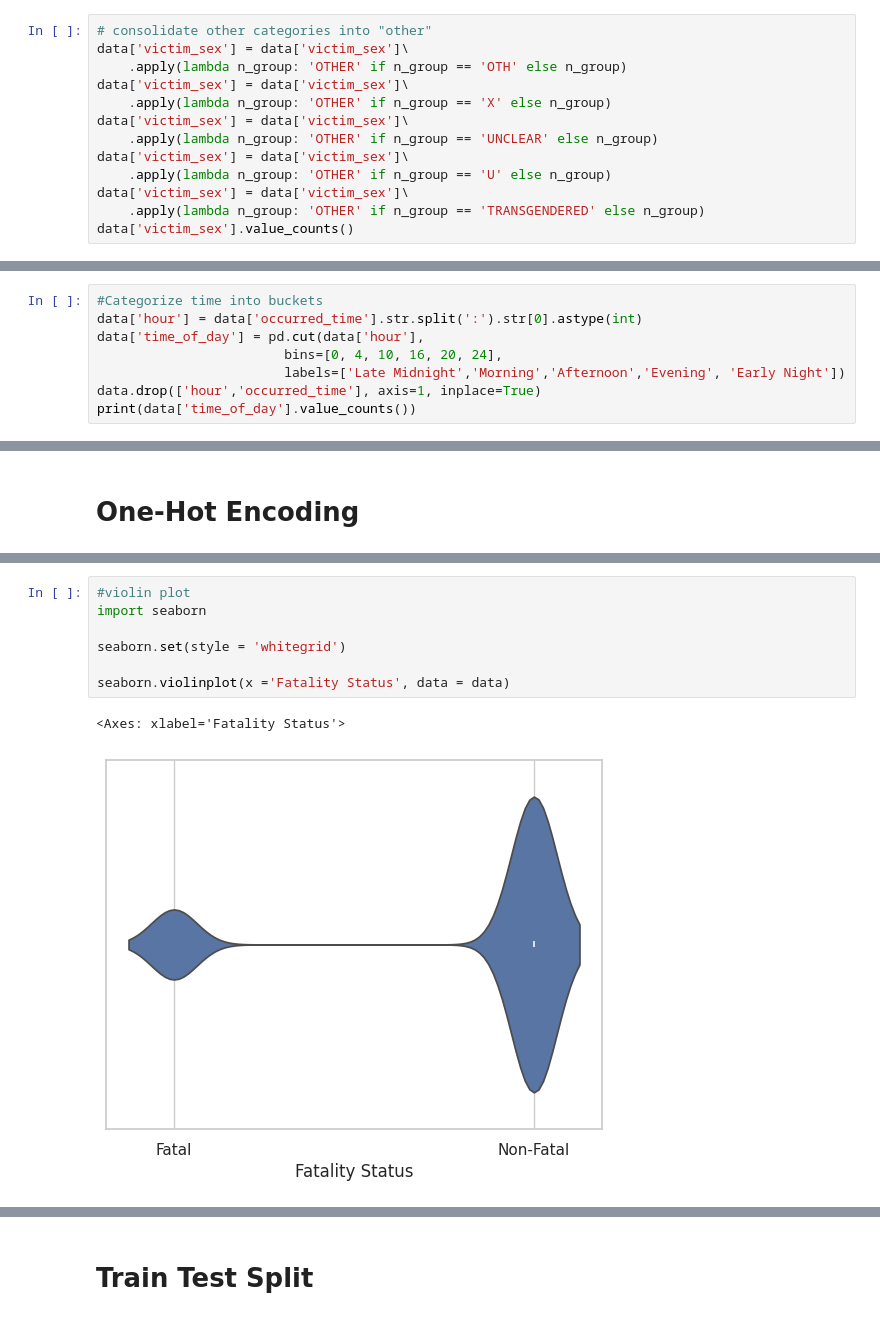
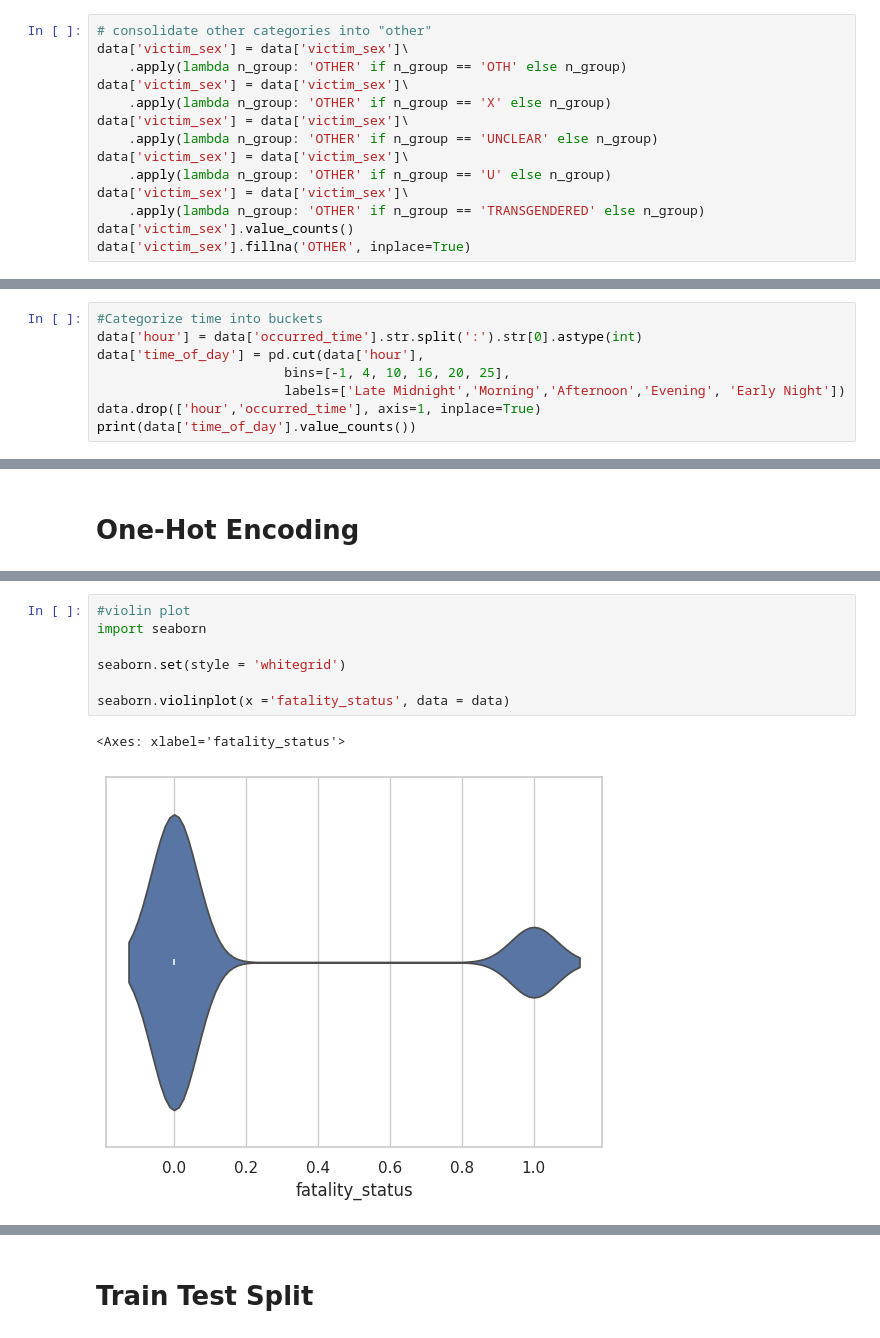
Before and after one commit to AI4ALL-Class8-Group2/offensive-standard-data, a Jupyter notebook: Apply_AI_Group8_2_Gun_Violence_Incident_Fatality_Predictor.ipynb, the cells around one changed output, grey strips where cells are left out. Saved outputs shown, nothing was run; the diff lists cells and outputs as text.

```diff
--- a/Apply_AI_Group8_2_Gun_Violence_Incident_Fatality_Predictor.ipynb
+++ b/Apply_AI_Group8_2_Gun_Violence_Incident_Fatality_Predictor.ipynb
@@ -151,3 +151,4 @@ data['victim_sex'] = data['victim_sex']\
 data['victim_sex'] = data['victim_sex']\
     .apply(lambda n_group: 'OTHER' if n_group == 'TRANSGENDERED' else n_group)
 data['victim_sex'].value_counts()
+data['victim_sex'].fillna('OTHER', inplace=True)
@@ -411,3 +426,11 @@ data.head(5)
 | 5348 | BOSTON-PD | 10:30 | GSW | Y | BLACK | MALE | INVEST CONT | ... |
 | 5349 | BOSTON-PD | 15:46 | GSW | Y | WHITE | MALE | INVEST CONT | ... |
 | 5350 | BOSTON-PD | 3:59 | GSW | Y | BLACK | MALE | INVEST CONT | ... |
+# %%
+#Categorize time into buckets
+data['hour'] = data['occurred_time'].str.split(':').str[0].astype(int)
+data['time_of_day'] = pd.cut(data['hour'],
+                        bins=[-1, 4, 10, 16, 20, 25],
+                        labels=['Late Midnight','Morning','Afternoon','Evening', 'Early Night'])
+data.drop(['hour','occurred_time'], axis=1, inplace=True)
+print(data['time_of_day'].value_counts())
@@ -465,11 +496,3 @@ SAWED OFF RIFLE/SHOTGUN               12
 STARTER PISTOL/REVOLVER                8
 TOY GUN                                2
 Name: count, dtype: int64
-# %%
-#Categorize time into buckets
-data['hour'] = data['occurred_time'].str.split(':').str[0].astype(int)
-data['time_of_day'] = pd.cut(data['hour'],
-                        bins=[0, 4, 10, 16, 20, 24],
-                        labels=['Late Midnight','Morning','Afternoon','Evening', 'Early Night'])
-data.drop(['hour','occurred_time'], axis=1, inplace=True)
-print(data['time_of_day'].value_counts())
@@ -537,13 +628,13 @@ Index(['onehotencoder__offense_group_Agg Assault - Gun',
 # %%
 #violin plot
 import seaborn
 
 seaborn.set(style = 'whitegrid')
 
-seaborn.violinplot(x ='Fatality Status', data = data)
+seaborn.violinplot(x ='fatality_status', data = data)
 # %% [output]
-<Axes: xlabel='Fatality Status'>
+<Axes: xlabel='fatality_status'>
-[figure, old version]
+[figure, new version]
 # %%
 # show histograms
 import matplotlib.pyplot as plt
```
Also changed, not shown: parts of 30 cells of this notebook.
